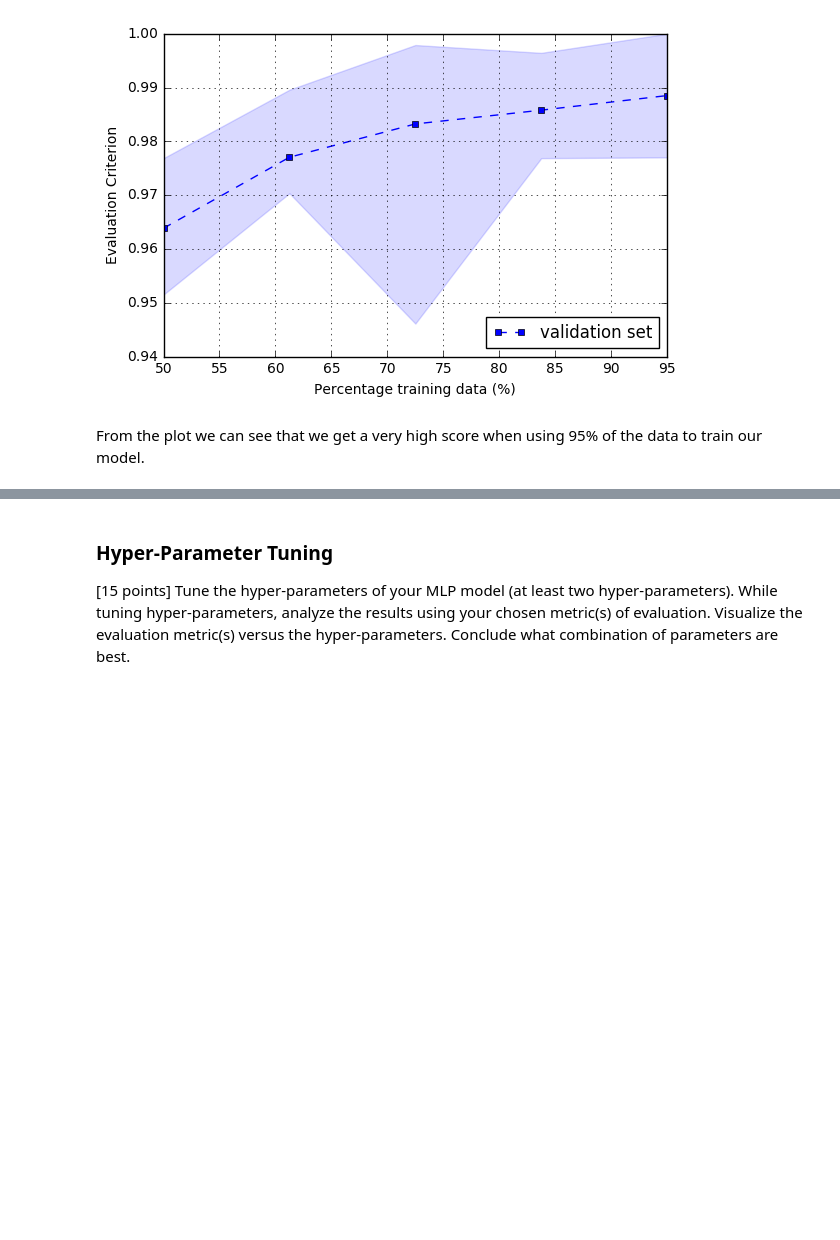
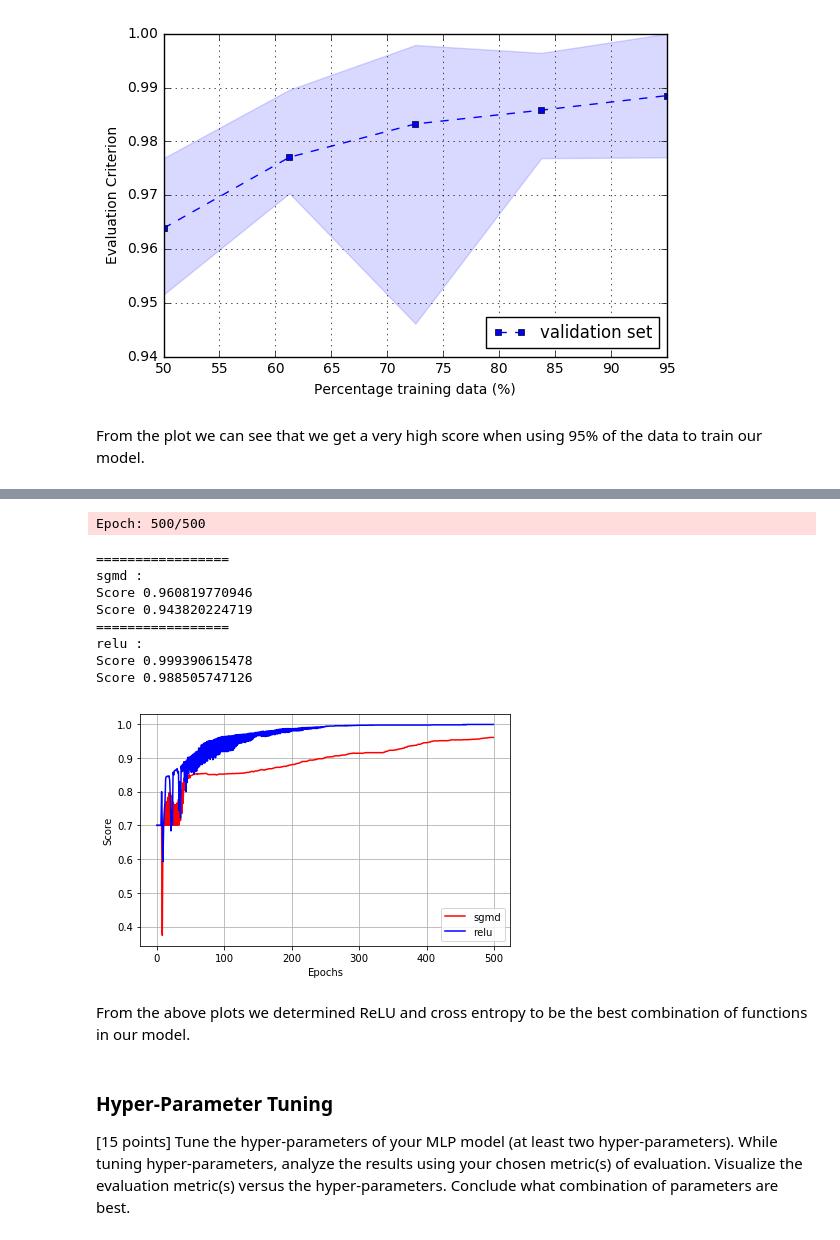
Before and after one commit to LukeWood/Multi-Layer-Perceptron, a Jupyter notebook: Lab5Writeup.ipynb, the cells around one changed output, grey strips where cells are left out. Drawn from its saved outputs; the diff is of its cells as text; code cells hidden in the pictures; blank space fills up the shorter version.

```diff
--- a/Lab5Writeup.ipynb
+++ b/Lab5Writeup.ipynb
@@ -141,8 +141,9 @@ Use a selectable cost function when instantiated: either quadratic or cross entr
 # just start with the vectorized version and minibatch
 class MyTLP():
     def __init__(self, n_hidden=30,
-                 l2_C=0.0, epochs=500, eta=0.001, random_state=None, alpha=0.0, decrease_const=0.0,
-                 shuffle=True, minibatches=1, f_cost='quadratic', f_layer="sigmoid", tanh_a=0.0):
+                 l2_C=0.0, epochs=500, eta=0.001, random_state=None, alpha=0.0,
+                 decrease_const=0.0, shuffle=True, minibatches=1, f_cost='quadratic',
+                 f_layer="sigmoid", tanh_a=0.0, scorer=None):
 
         #original initializer
         np.random.seed(random_state)
@@ -158,6 +159,11 @@ class MyTLP():
         self.f_cost = f_cost
         self.f_layer = f_layer
         self.tanh_a = tanh_a
+
+        if not scorer:
+            self.scorer = make_scorer(accuracy_score)
+        else:
+            self.scorer = scorer
 
     def _initialize_weights(self):
         """Initialize weights with small random numbers."""
@@ -259,7 +265,7 @@ class MyTLP():
                 delta_W1_prev, delta_W2_prev = delta_W1, delta_W2
 
             self.cost_.append(mini_cost)
-            self.score_.append(accuracy_score(y_data,self.predict(X_data)))
+            self.score_.append(self.scorer(self, X_data, y_data))
 
     def get_params(self, deep=True):
         return {"alpha": self.alpha, "f_cost": self.f_cost, "f_layer": self.f_layer,
@@ -439,3 +496,26 @@ From the plot we can see that we get a very high score when using 95% of the dat
+# %%
+tlp_sgmd = MyTLP(f_layer='sigmoid', f_cost='cross', scorer=my_scorer)
+tlp_relu = MyTLP(f_layer='relu', f_cost='cross', scorer=my_scorer)
+
+tlp_sgmd.fit(X_train, y_train, print_progress=1)
+tlp_relu.fit(X_train, y_train, print_progress=1)
+
+print_result(tlp_sgmd,X_train,y_train,X_test,y_test,title="sgmd",color="red")
+print_result(tlp_relu,X_train,y_train,X_test,y_test,title="relu",color="blue")
+plt.show()
+# %% [output]
+Epoch: 500/500
+=================
+sgmd :
+Score 0.960819770946
+Score 0.943820224719
+=================
+relu :
+Score 0.999390615478
+Score 0.988505747126
+[figure, added]
+# %% [markdown]
+From the above plots we determined ReLU and cross entropy to be the best combination of functions in our model.
 # %% [markdown]
 ### Hyper-Parameter Tuning
 [15 points] Tune the hyper-parameters of your MLP model (at least two hyper-parameters). While tuning hyper-parameters, analyze the results using your chosen metric(s) of evaluation. Visualize the evaluation metric(s) versus the hyper-parameters. Conclude what combination of parameters are best.
```
Also changed, not shown: parts of 6 cells of this notebook.
